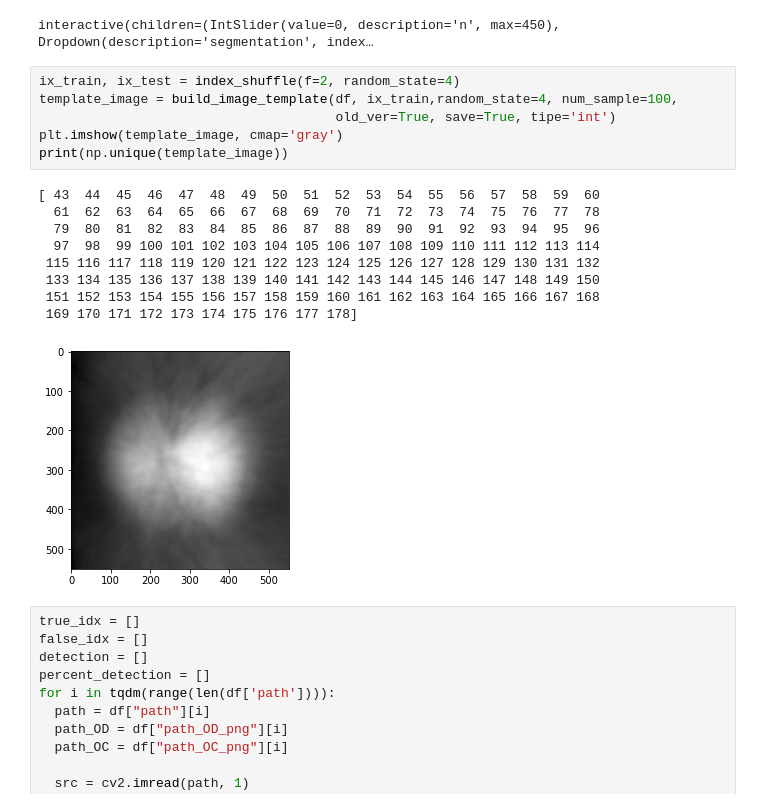
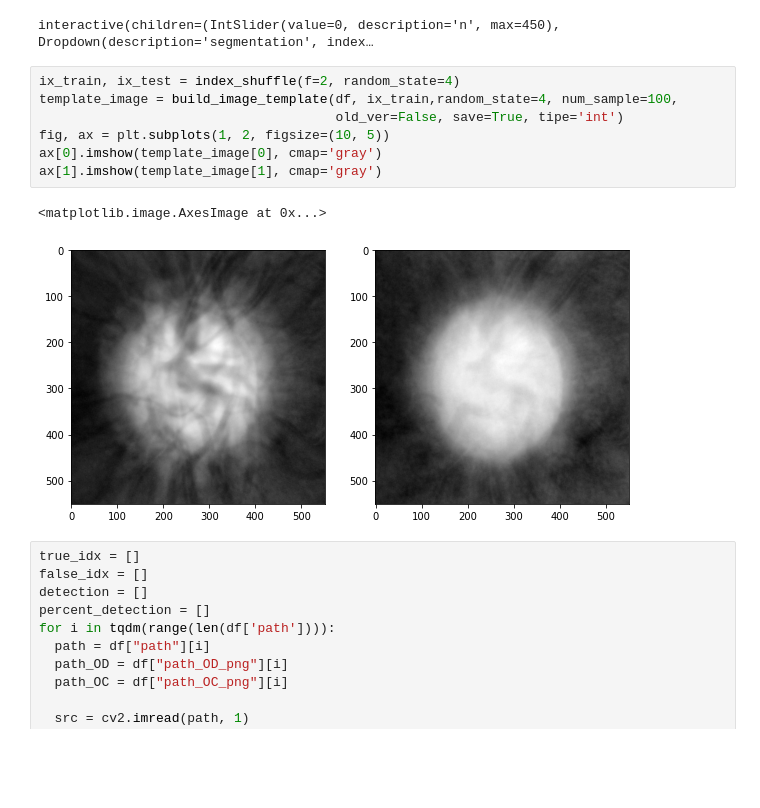
Before and after one commit to anasnafis77/Glaucoma-Detection-UNet, a Jupyter notebook: Kode/Deteksi Glaukoma.ipynb, the cells around one changed output. Drawn from its saved outputs; the diff is of its cells as text; blank space fills up the shorter version.

```diff
--- a/Kode/Deteksi Glaukoma.ipynb
+++ b/Kode/Deteksi Glaukoma.ipynb
@@ -1557,19 +1585,13 @@ interactive(children=(IntSlider(value=0, description='n', max=450), Dropdown(des
 # %%
 ix_train, ix_test = index_shuffle(f=2, random_state=4)
 template_image = build_image_template(df, ix_train,random_state=4, num_sample=100,
-                                      old_ver=True, save=True, tipe='int')
-plt.imshow(template_image, cmap='gray')
-print(np.unique(template_image))
+                                      old_ver=False, save=True, tipe='int')
+fig, ax = plt.subplots(1, 2, figsize=(10, 5))
+ax[0].imshow(template_image[0], cmap='gray')
+ax[1].imshow(template_image[1], cmap='gray')
 # %% [output]
-[ 43  44  45  46  47  48  49  50  51  52  53  54  55  56  57  58  59  60
-  61  62  63  64  65  66  67  68  69  70  71  72  73  74  75  76  77  78
-  79  80  81  82  83  84  85  86  87  88  89  90  91  92  93  94  95  96
-  97  98  99 100 101 102 103 104 105 106 107 108 109 110 111 112 113 114
- 115 116 117 118 119 120 121 122 123 124 125 126 127 128 129 130 131 132
- 133 134 135 136 137 138 139 140 141 142 143 144 145 146 147 148 149 150
- 151 152 153 154 155 156 157 158 159 160 161 162 163 164 165 166 167 168
- 169 170 171 172 173 174 175 176 177 178]
+<matplotlib.image.AxesImage at 0x...>
-[figure, old version]
+[figure, new version]
 # %%
 true_idx = []
 false_idx = []
```
Also changed, not shown: parts of 5 cells of this notebook.
